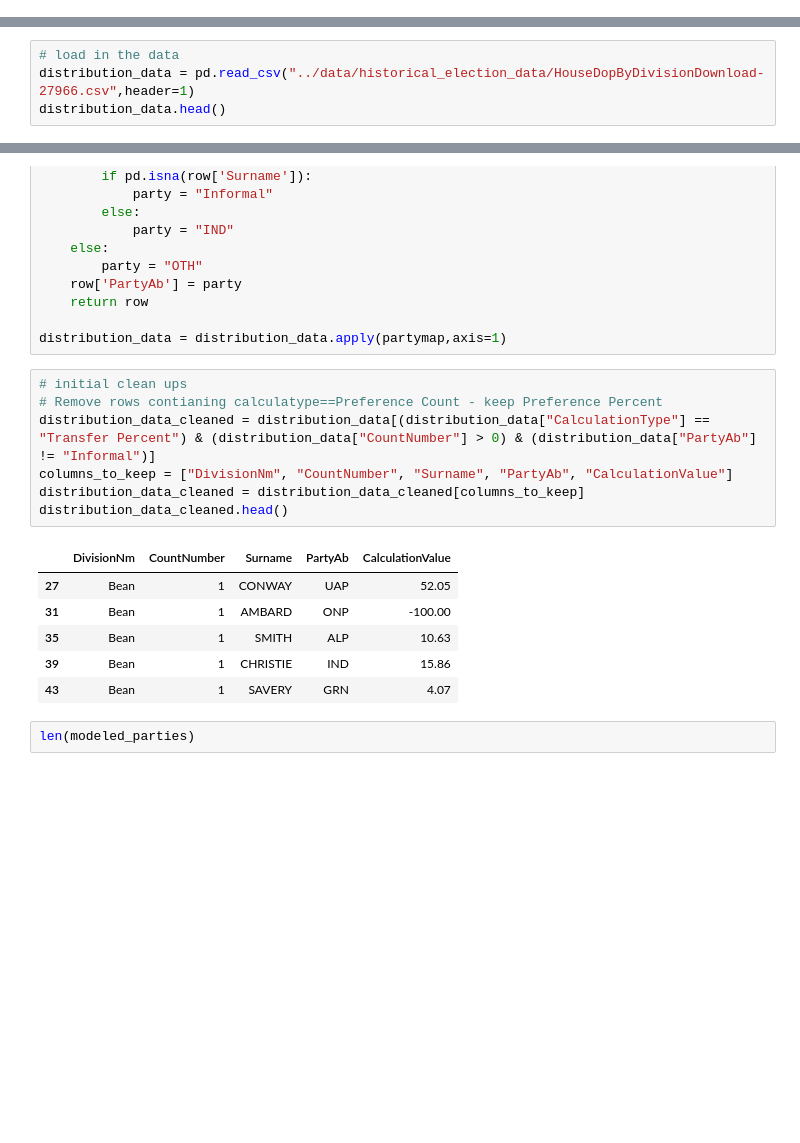
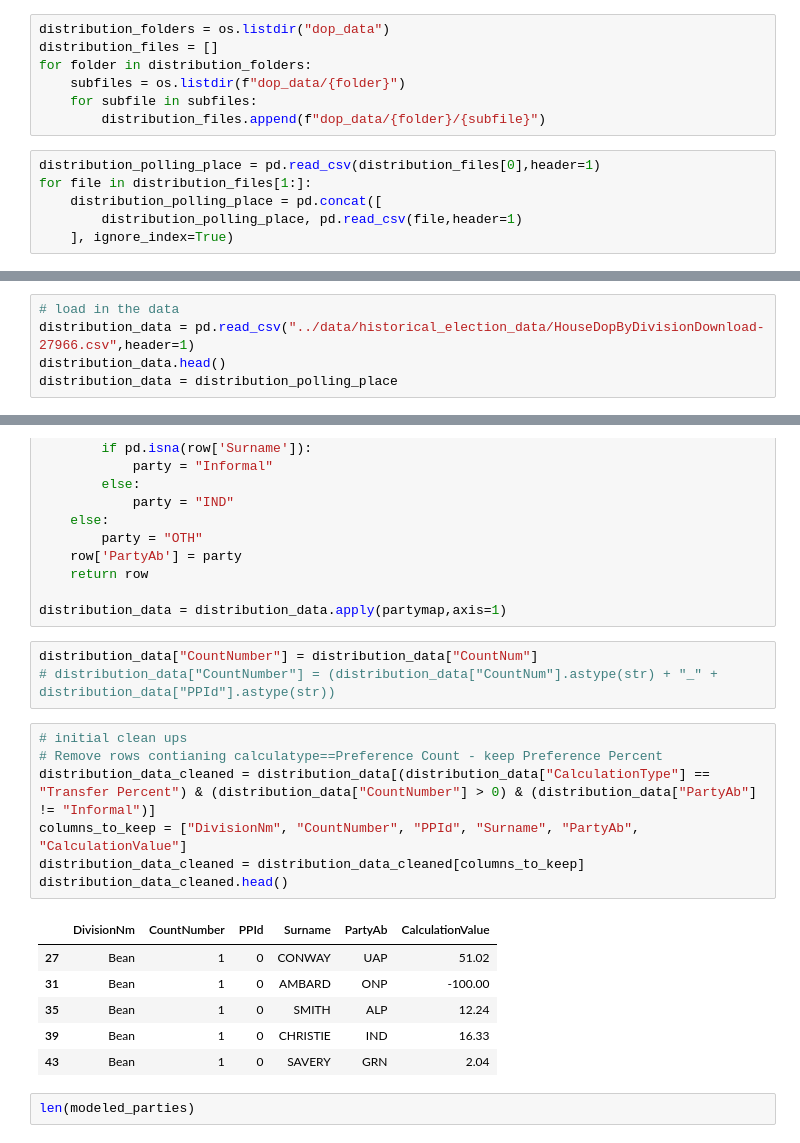
Before and after one commit to PatrickhCahill/AusForecast, a Jupyter notebook: pseudosupport/estimateM.ipynb, the cells around one changed output, grey strips where cells are left out. Drawn from its saved outputs; the diff is of its cells as text; blank space fills up the shorter version.

```diff
--- a/pseudosupport/estimateM.ipynb
+++ b/pseudosupport/estimateM.ipynb
@@ -6,0 +8,13 @@ import numpy as np
+# %%
+distribution_folders = os.listdir("dop_data")
+distribution_files = []
+for folder in distribution_folders:
+    subfiles = os.listdir(f"dop_data/{folder}")
+    for subfile in subfiles:
+        distribution_files.append(f"dop_data/{folder}/{subfile}")
+# %%
+distribution_polling_place = pd.read_csv(distribution_files[0],header=1)
+for file in distribution_files[1:]:
+    distribution_polling_place = pd.concat([
+        distribution_polling_place, pd.read_csv(file,header=1)
+    ], ignore_index=True)
@@ -8,3 +38,4 @@ import numpy as np
 # load in the data
 distribution_data = pd.read_csv("../data/historical_election_data/HouseDopByDivisionDownload-27966.csv",header=1)
 distribution_data.head()
+distribution_data = distribution_polling_place
@@ -68,20 +92,23 @@ def partymap(row):
     return row
 
 distribution_data = distribution_data.apply(partymap,axis=1)
+# %%
+distribution_data["CountNumber"] = distribution_data["CountNum"]
+# distribution_data["CountNumber"] = (distribution_data["CountNum"].astype(str) + "_" + distribution_data["PPId"].astype(str))
 # %%
 # initial clean ups
 # Remove rows contianing calculatype==Preference Count - keep Preference Percent
 distribution_data_cleaned = distribution_data[(distribution_data["CalculationType"] == "Transfer Percent") & (distribution_data["CountNumber"] > 0) & (distribution_data["PartyAb"] != "Informal")]
-columns_to_keep = ["DivisionNm", "CountNumber", "Surname", "PartyAb", "CalculationValue"]
+columns_to_keep = ["DivisionNm", "CountNumber", "PPId", "Surname", "PartyAb", "CalculationValue"]
 distribution_data_cleaned = distribution_data_cleaned[columns_to_keep]
 distribution_data_cleaned.head()
 # %% [output]
-|  | DivisionNm | CountNumber | Surname | PartyAb | CalculationValue |
-| 27 | Bean | 1 | CONWAY | UAP | 52.05 |
-| 31 | Bean | 1 | AMBARD | ONP | -100.00 |
-| 35 | Bean | 1 | SMITH | ALP | 10.63 |
-| 39 | Bean | 1 | CHRISTIE | IND | 15.86 |
-| 43 | Bean | 1 | SAVERY | GRN | 4.07 |
+|  | DivisionNm | CountNumber | PPId | Surname | PartyAb | CalculationValue |
+| 27 | Bean | 1 | 0 | CONWAY | UAP | 51.02 |
+| 31 | Bean | 1 | 0 | AMBARD | ONP | -100.00 |
+| 35 | Bean | 1 | 0 | SMITH | ALP | 12.24 |
+| 39 | Bean | 1 | 0 | CHRISTIE | IND | 16.33 |
+| 43 | Bean | 1 | 0 | SAVERY | GRN | 2.04 |
 # %%
 len(modeled_parties)
 # %% [output]
```
Also changed, not shown: parts of 6 cells of this notebook, 1 other file.
